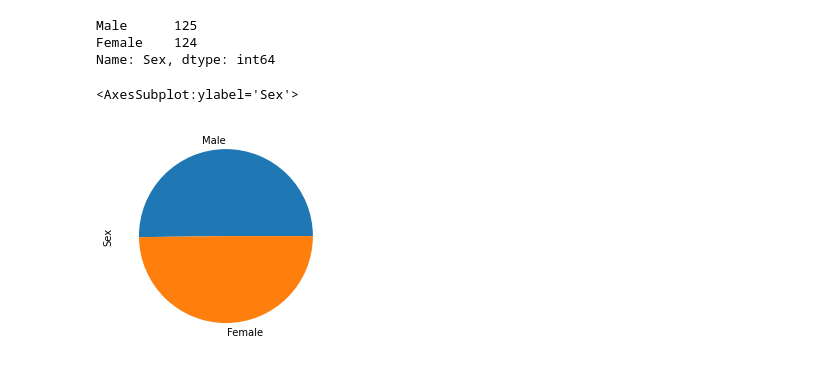
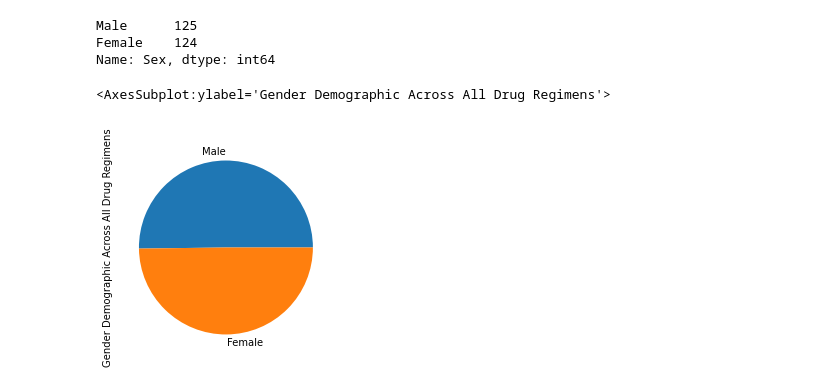
Before and after one commit to bakerv/Data-Visualization-Matplotlib, a Jupyter notebook: main.ipynb, the cells around one changed output. Drawn from its saved outputs; the diff is of its cells as text; code cells hidden in the pictures.

```diff
--- a/main.ipynb
+++ b/main.ipynb
@@ -188,8 +188,8 @@ Male      125
 Female    124
 Name: Sex, dtype: int64
 # %%
-gendermice.plot(kind = "pie")
+gendermice.plot(kind = "pie",ylabel="Gender Demographic Across All Drug Regimens")
 # %% [output]
-<AxesSubplot:ylabel='Sex'>
+<AxesSubplot:ylabel='Gender Demographic Across All Drug Regimens'>
-[figure, old version]
+[figure, new version]
 # %%
```
Also changed, not shown: parts of 3 cells of this notebook.
